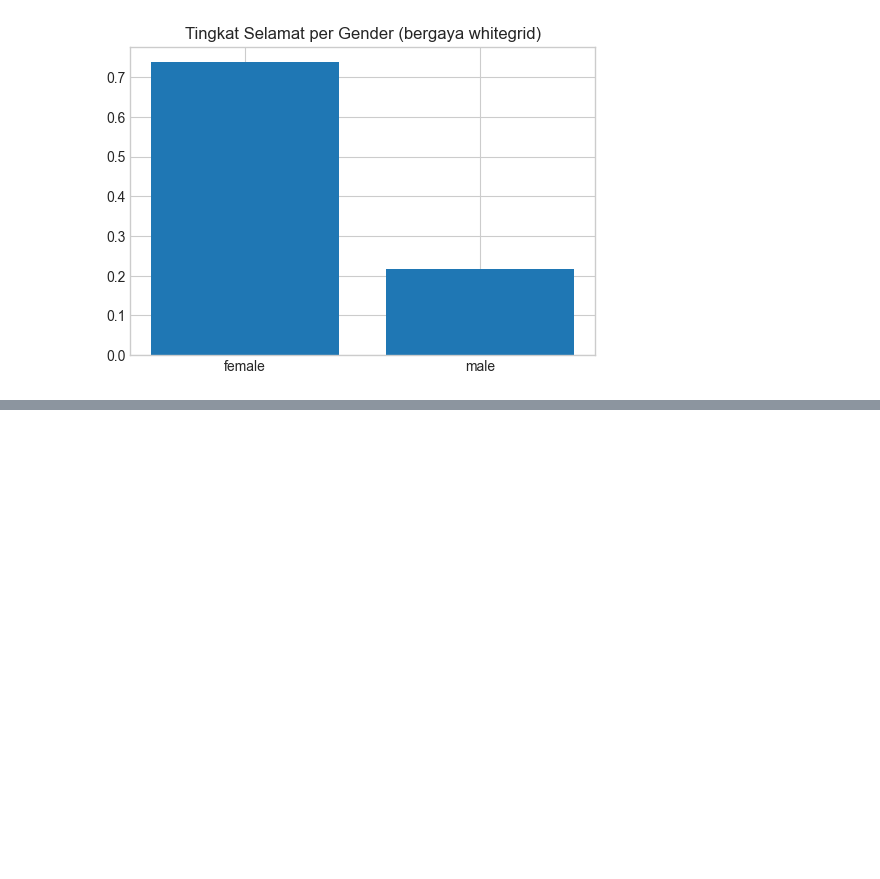
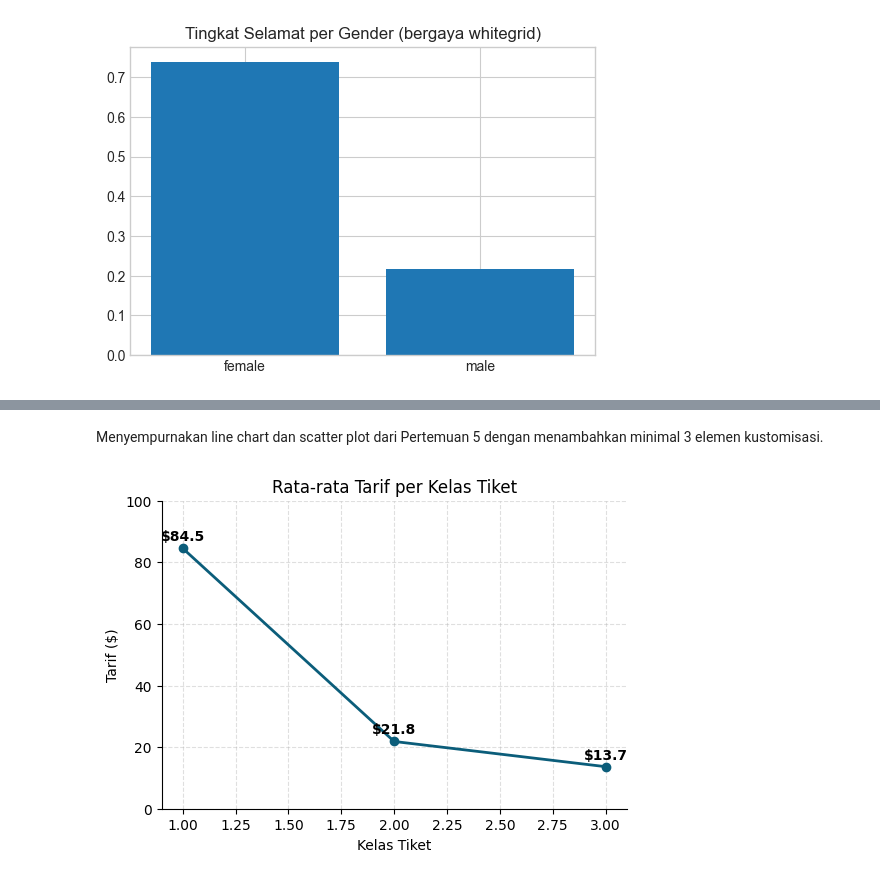
Before and after one commit to G-than12/DV-06-Matplotlib-Visualization-Customization, a Jupyter notebook: Praktikum6_GathanHilabi_60324059.ipynb, the cells around one changed output, grey strips where cells are left out. Saved outputs shown, nothing was run; the diff lists cells and outputs as text; code cells hidden in the pictures; blank space fills up the shorter version.

```diff
--- a/Praktikum6_GathanHilabi_60324059.ipynb
+++ b/Praktikum6_GathanHilabi_60324059.ipynb
@@ -133,0 +154,20 @@ plt.style.use("default")
+# %% [markdown]
+Menyempurnakan line chart dan scatter plot dari Pertemuan 5 dengan menambahkan minimal 3 elemen kustomisasi.
+# %%
+# Line chart disempurnakan (warna kustom, anotasi nilai, grid putus-putus, despine)
+fig, ax = plt.subplots(figsize=(6, 4))
+ax.plot(rata_fare.index, rata_fare.values, marker="o", color="#0B5D7A", linewidth=2)
+
+for x_val, y_val in zip(rata_fare.index, rata_fare.values):
+    ax.text(x_val, y_val + 2.5, f"${y_val:.1f}", ha="center", fontweight="bold")
+
+ax.set_title("Rata-rata Tarif per Kelas Tiket")
+ax.set_xlabel("Kelas Tiket")
+ax.set_ylabel("Tarif ($)")
+ax.set_ylim(0, 100)
+ax.grid(True, linestyle="--", alpha=0.4)
+ax.spines["top"].set_visible(False)
+ax.spines["right"].set_visible(False)
+plt.show()
+# %% [output]
+[figure, added]
```
Also changed, not shown: parts of 3 cells of this notebook.
